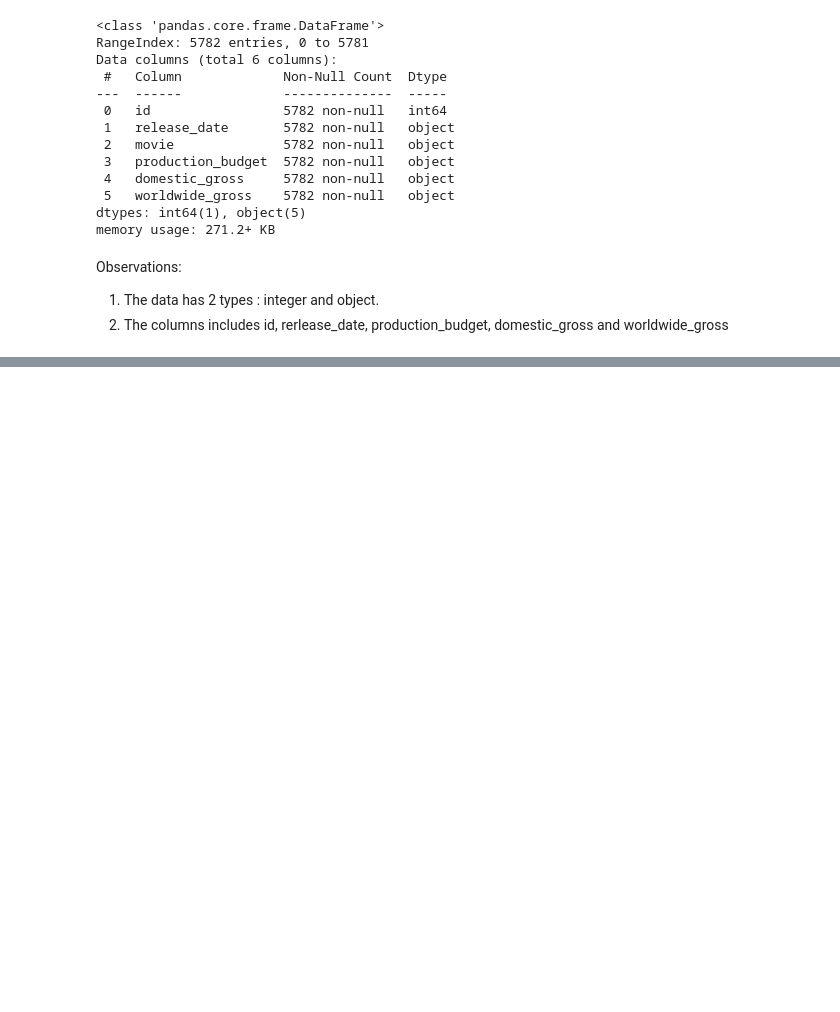
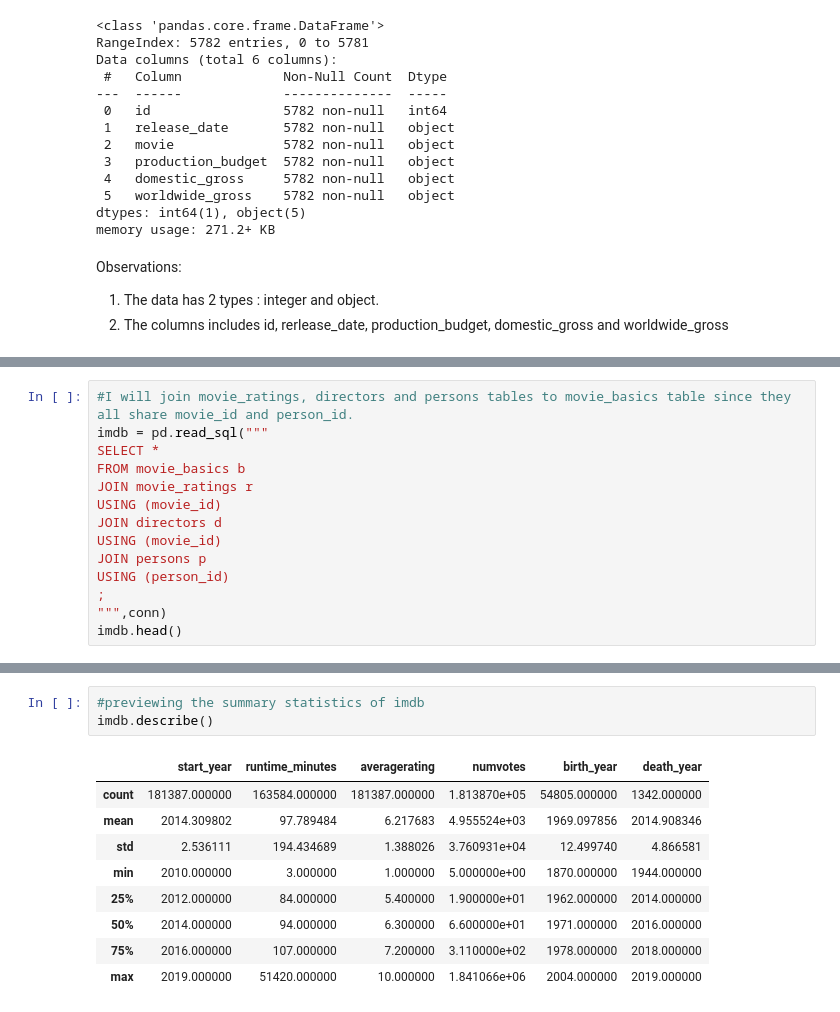
Before and after one commit to George-Mbugua/Movie_Analysis, a Jupyter notebook: Movie_Analysis.ipynb, the cells around one changed output, grey strips where cells are left out. Saved outputs shown, nothing was run; the diff lists cells and outputs as text; blank space fills up the shorter version.

```diff
--- a/Movie_Analysis.ipynb
+++ b/Movie_Analysis.ipynb
@@ -296,0 +362,14 @@ Observations:
+# %%
+#I will join movie_ratings, directors and persons tables to movie_basics table since they all share movie_id and person_id.
+imdb = pd.read_sql("""
+SELECT *
+FROM movie_basics b
+JOIN movie_ratings r
+USING (movie_id)
+JOIN directors d
+USING (movie_id)
+JOIN persons p
+USING (person_id)
+;
+""",conn)
+imdb.head()
@@ -296,0 +435,13 @@ Observations:
+# %%
+#previewing the summary statistics of imdb
+imdb.describe()
+# %% [output]
+|  | start_year | runtime_minutes | averagerating | numvotes | birth_year | death_year |
+| count | 181387.000000 | 163584.000000 | 181387.000000 | 1.813870e+05 | 54805.000000 | 1342.000000 |
+| mean | 2014.309802 | 97.789484 | 6.217683 | 4.955524e+03 | 1969.097856 | 2014.908346 |
+| std | 2.536111 | 194.434689 | 1.388026 | 3.760931e+04 | 12.499740 | 4.866581 |
+| min | 2010.000000 | 3.000000 | 1.000000 | 5.000000e+00 | 1870.000000 | 1944.000000 |
+| 25% | 2012.000000 | 84.000000 | 5.400000 | 1.900000e+01 | 1962.000000 | 2014.000000 |
+| 50% | 2014.000000 | 94.000000 | 6.300000 | 6.600000e+01 | 1971.000000 | 2016.000000 |
+| 75% | 2016.000000 | 107.000000 | 7.200000 | 3.110000e+02 | 1978.000000 | 2018.000000 |
+| max | 2019.000000 | 51420.000000 | 10.000000 | 1.841066e+06 | 2004.000000 | 2019.000000 |
```
Also changed, not shown: parts of 15 cells of this notebook.
